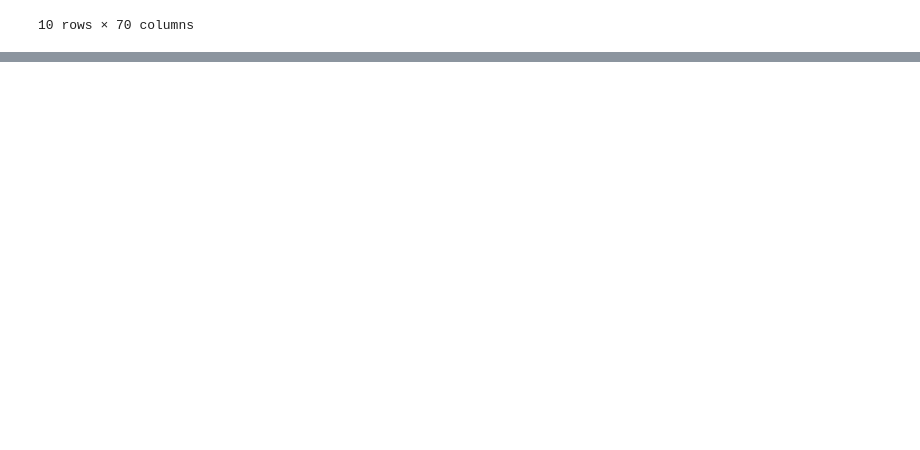
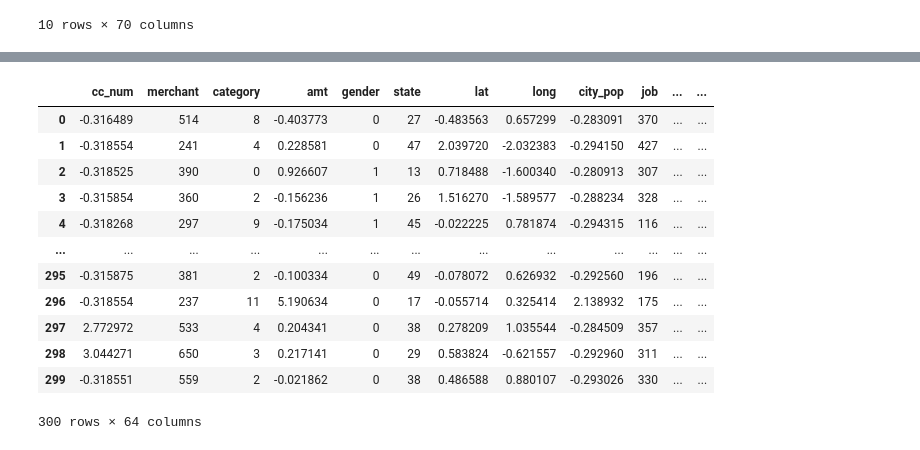
Before and after one commit to ChristopherG19/UVG_SDS_Proyecto2, a Jupyter notebook: Proyecto2.ipynb, the cells around one changed output, grey strips where cells are left out. Drawn from its saved outputs; the diff is of its cells as text; code cells hidden in the pictures; blank space fills up the shorter version.

```diff
--- a/Proyecto2.ipynb
+++ b/Proyecto2.ipynb
@@ -860,0 +948,2 @@ pd.concat(
+# %%
+df = pd.read_csv("Caracteristicas.csv")
@@ -860,0 +1064,22 @@ pd.concat(
+# %%
+# Eliminar columnas no deseadas
+columns_to_drop = ['trans_num', 'first', 'last', 'street', 'city', 'zip', 'dob', 'unix_time']
+df_2019 = df_2019.drop(columns=columns_to_drop)
+
+# Codificación de variables categóricas
+label_encoders = {}
+categorical_columns = ['merchant', 'category', 'gender', 'job', 'state']
+
+for column in categorical_columns:
+    label_encoders[column] = LabelEncoder()
+    df_2019[column] = label_encoders[column].fit_transform(df_2019[column])
+
+# Normalización de datos numéricos
+numeric_columns = df_2019.select_dtypes(include=['float64', 'int64']).columns
+scaler = StandardScaler()
+df_2019[numeric_columns] = scaler.fit_transform(df_2019[numeric_columns])
+
+# Calcular la distancia entre la ubicación del comerciante y la ubicación del cliente habitual
+df_2019['distance_from_customer'] = df_2019.apply(calculate_distance, axis=1)
+
+df.head(300)
@@ -860,0 +1120,33 @@ pd.concat(
+# %%
+# Convertir la columna trans_date_trans_time a formato de fecha y hora
+df_2019['trans_date_trans_time'] = pd.to_datetime(df_2019['trans_date_trans_time'])
+
+# Extraer características de fecha y hora
+df_2019['year'] = df_2019['trans_date_trans_time'].dt.year
+df_2019['month'] = df_2019['trans_date_trans_time'].dt.month
+df_2019['day'] = df_2019['trans_date_trans_time'].dt.day
+df_2019['hour'] = df_2019['trans_date_trans_time'].dt.hour
+df_2019['minute'] = df_2019['trans_date_trans_time'].dt.minute
+
+# Eliminar la columna trans_date_trans_time original
+df_2019 = df_2019.drop(columns=['trans_date_trans_time'])
+
+# Cambiar el tipo de dato de la columna first_time_at_merchant e is_fraud
+df_2019['first_time_at_merchant'] = df_2019['first_time_at_merchant'].astype(int)
+df_2019['is_fraud'] = df_2019['is_fraud'].astype(int)
+# %%
+df_2019.head(300)
+# %% [output]
+|  | cc_num | merchant | category | amt | gender | state | lat | long | city_pop | job | ... | ... |
+| 0 | -0.316489 | 514 | 8 | -0.403773 | 0 | 27 | -0.483563 | 0.657299 | -0.283091 | 370 | ... | ... |
+| 1 | -0.318554 | 241 | 4 | 0.228581 | 0 | 47 | 2.039720 | -2.032383 | -0.294150 | 427 | ... | ... |
+| 2 | -0.318525 | 390 | 0 | 0.926607 | 1 | 13 | 0.718488 | -1.600340 | -0.280913 | 307 | ... | ... |
+| 3 | -0.315854 | 360 | 2 | -0.156236 | 1 | 26 | 1.516270 | -1.589577 | -0.288234 | 328 | ... | ... |
+| 4 | -0.318268 | 297 | 9 | -0.175034 | 1 | 45 | -0.022225 | 0.781874 | -0.294315 | 116 | ... | ... |
+| ... | ... | ... | ... | ... | ... | ... | ... | ... | ... | ... | ... | ... |
+| 295 | -0.315875 | 381 | 2 | -0.100334 | 0 | 49 | -0.078072 | 0.626932 | -0.292560 | 196 | ... | ... |
+| 296 | -0.318554 | 237 | 11 | 5.190634 | 0 | 17 | -0.055714 | 0.325414 | 2.138932 | 175 | ... | ... |
+| 297 | 2.772972 | 533 | 4 | 0.204341 | 0 | 38 | 0.278209 | 1.035544 | -0.284509 | 357 | ... | ... |
+| 298 | 3.044271 | 650 | 3 | 0.217141 | 0 | 29 | 0.583824 | -0.621557 | -0.292960 | 311 | ... | ... |
+| 299 | -0.318551 | 559 | 2 | -0.021862 | 0 | 38 | 0.486588 | 0.880107 | -0.293026 | 330 | ... | ... |
+300 rows × 64 columns
```
Also changed, not shown: parts of 42 cells of this notebook.
